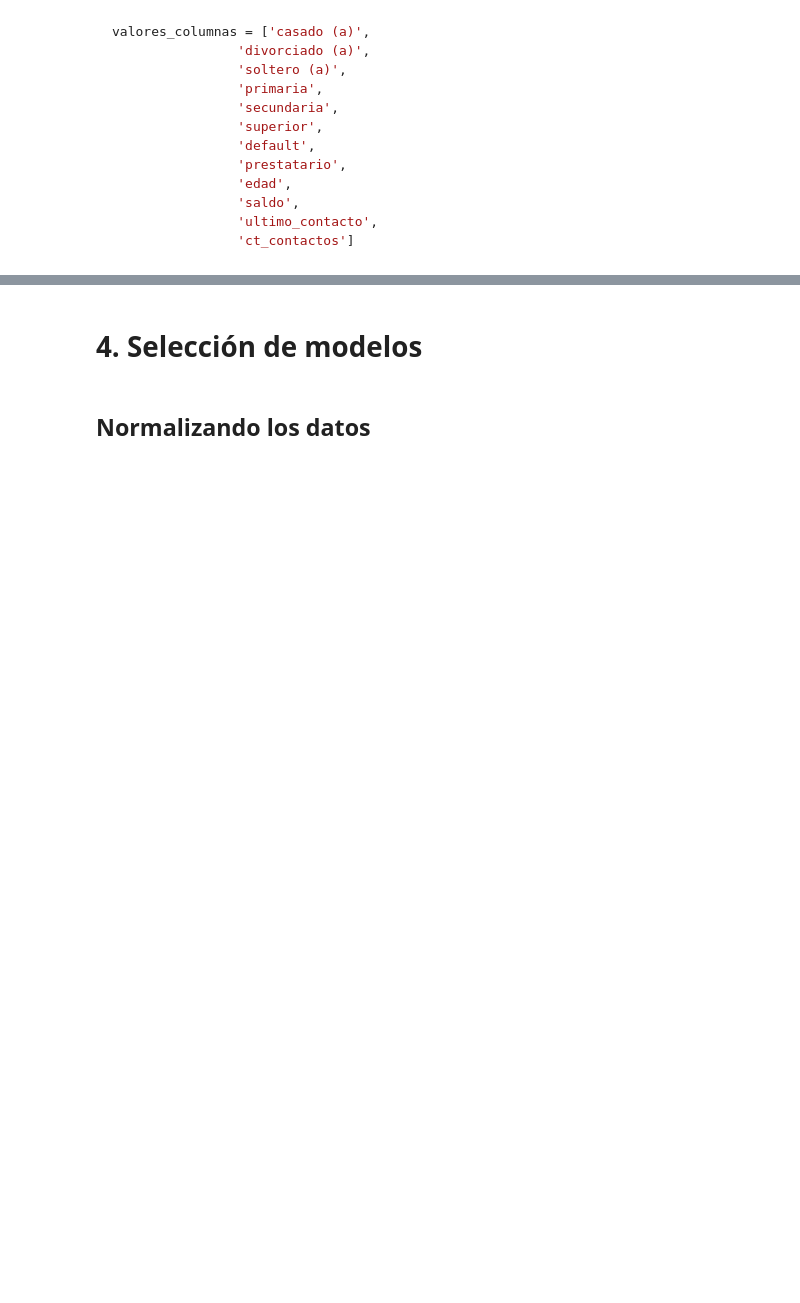
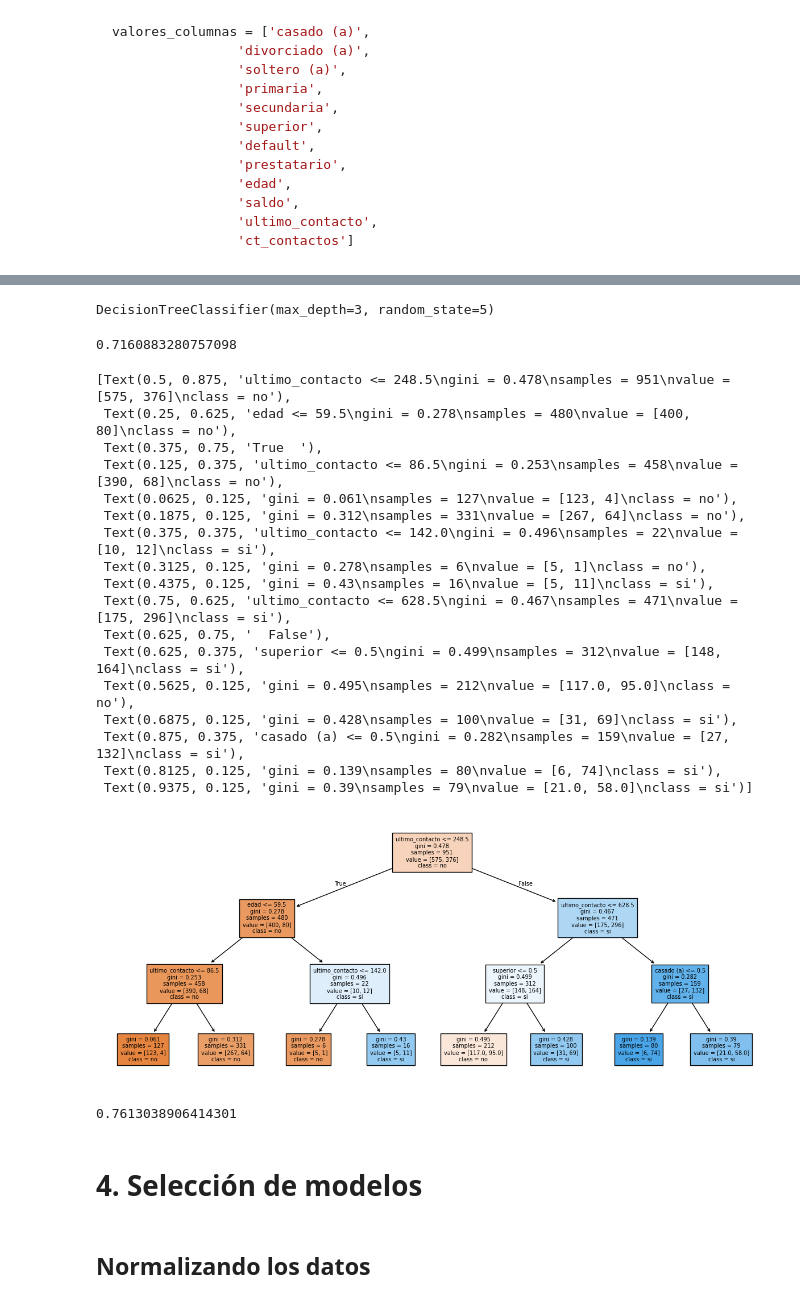
Before and after one commit to MyAppsTest/Clasificar-datos-con-Machine-Learning, a Jupyter notebook: Clasificacion_primeros_pasos.ipynb, the cells around one changed output, grey strips where cells are left out. Cells and saved outputs as stored; diff of their text form; code cells hidden in the pictures; blank space fills up the shorter version.

```diff
--- a/Clasificacion_primeros_pasos.ipynb
+++ b/Clasificacion_primeros_pasos.ipynb
@@ -266,3 +331,38 @@ valores_columnas = ['casado (a)',
+# %%
+modelo_arbol = DecisionTreeClassifier(max_depth=3, random_state=5)
+modelo_arbol.fit(X_train, y_train)
+# %% [output]
+DecisionTreeClassifier(max_depth=3, random_state=5)
+# %%
+modelo_arbol.score(X_test, y_test)
+# %% [output]
+0.7160883280757098
+# %%
+plt.figure(figsize=(15,6))
+plot_tree(modelo_arbol,filled=True,class_names=['no','si'],fontsize=7, feature_names=valores_columnas )
+# %% [output]
+[Text(0.5, 0.875, 'ultimo_contacto <= 248.5\ngini = 0.478\nsamples = 951\nvalue = [575, 376]\nclass = no'),
+ Text(0.25, 0.625, 'edad <= 59.5\ngini = 0.278\nsamples = 480\nvalue = [400, 80]\nclass = no'),
+ Text(0.375, 0.75, 'True  '),
+ Text(0.125, 0.375, 'ultimo_contacto <= 86.5\ngini = 0.253\nsamples = 458\nvalue = [390, 68]\nclass = no'),
+ Text(0.0625, 0.125, 'gini = 0.061\nsamples = 127\nvalue = [123, 4]\nclass = no'),
+ Text(0.1875, 0.125, 'gini = 0.312\nsamples = 331\nvalue = [267, 64]\nclass = no'),
+ Text(0.375, 0.375, 'ultimo_contacto <= 142.0\ngini = 0.496\nsamples = 22\nvalue = [10, 12]\nclass = si'),
+ Text(0.3125, 0.125, 'gini = 0.278\nsamples = 6\nvalue = [5, 1]\nclass = no'),
+ Text(0.4375, 0.125, 'gini = 0.43\nsamples = 16\nvalue = [5, 11]\nclass = si'),
+ Text(0.75, 0.625, 'ultimo_contacto <= 628.5\ngini = 0.467\nsamples = 471\nvalue = [175, 296]\nclass = si'),
+ Text(0.625, 0.75, '  False'),
+ Text(0.625, 0.375, 'superior <= 0.5\ngini = 0.499\nsamples = 312\nvalue = [148, 164]\nclass = si'),
+ Text(0.5625, 0.125, 'gini = 0.495\nsamples = 212\nvalue = [117.0, 95.0]\nclass = no'),
+ Text(0.6875, 0.125, 'gini = 0.428\nsamples = 100\nvalue = [31, 69]\nclass = si'),
+ Text(0.875, 0.375, 'casado (a) <= 0.5\ngini = 0.282\nsamples = 159\nvalue = [27, 132]\nclass = si'),
+ Text(0.8125, 0.125, 'gini = 0.139\nsamples = 80\nvalue = [6, 74]\nclass = si'),
+ Text(0.9375, 0.125, 'gini = 0.39\nsamples = 79\nvalue = [21.0, 58.0]\nclass = si')]
+[figure, added]
+# %%
+modelo_arbol.score(X_train, y_train)
+# %% [output]
+0.7613038906414301
 # %% [markdown]
 # 4. Selección de modelos
 # %% [markdown]
```
Also changed, not shown: parts of 11 cells of this notebook.
